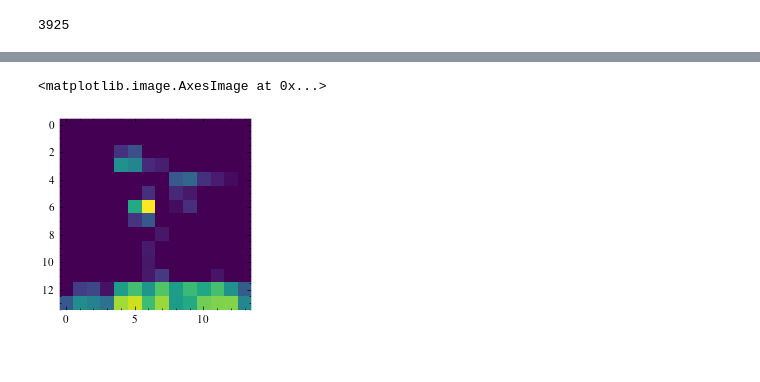
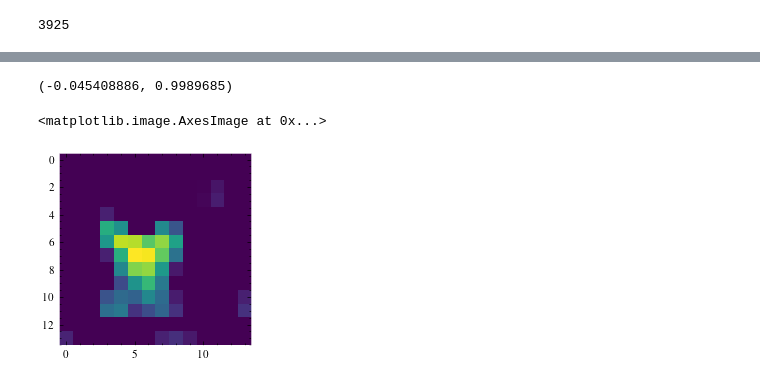
Before and after one commit to liamaltarac/CNN_Explorations, a Jupyter notebook: gradient_beta/sym_antsym_test.ipynb, the cells around one changed output, grey strips where cells are left out. Drawn from its saved outputs; the diff is of its cells as text; code cells hidden in the pictures.

```diff
--- a/gradient_beta/sym_antsym_test.ipynb
+++ b/gradient_beta/sym_antsym_test.ipynb
@@ -444,6 +440,6 @@ array([430, 379,  58, 393, 102, 384, 429, 298, 406, 288,   9, 486, 475,
 # %%
 plt.rcParams.update({'figure.dpi': '100'})
-F = 113
+F = 111
 
 
 topW
@@ -474,6 +470,7 @@ e_val, e_vec = np.linalg.eigh(cov)
 e_vec1 = e_vec[:, np.argmax(e_val)]
 e_vec2 = e_vec[:, np.argmin(e_val)]
 
+print(x.shape)
 x =x[posChannels]
 y = y[posChannels]
 e_vec2
@@ -496,8 +493,9 @@ ax[1].set_yticks([])
 ax[1].set_box_aspect(1)
 #### Find Channels above midline ####
 
-channels_above = tf.where(tf.less(np.sign((x * e_vec2[1]/e_vec2[0])-y) , 0))
-channels_bellow = tf.where(tf.greater(np.sign((x * e_vec2[1]/e_vec2[0])-y) , 0))
+channels_above = posChannels[tf.where(tf.less(np.sign((x * e_vec2[1]/e_vec2[0])-y) , 0)).numpy()]
+
+channels_bellow = posChannels[tf.where(tf.greater(np.sign((x * e_vec2[1]/e_vec2[0])-y) , 0)).numpy()]
 
 ax[2].imshow(tf.reduce_sum(f2.numpy()[:,:,:,topW[channels_above, F]], axis=(-1,-2))[0,:,:,])
 ax[2].title.set_text("Channels Above (blue)")
@@ -524,0 +629,35 @@ F
+# %%
+Fp = topW[channels_above, F][2,0]
+filters = get_filter(model, l_num-1)  #[:,:,:, top10F.indices.numpy()]
+filters = filters #/ np.sqrt(reduce_variance(filters, axis=None))
+theta = getSobelTF(filters)
+print(filters.shape)
+s, a = getSymAntiSymTF(filters)
+a_mag = reduce_euclidean_norm(a, axis=[0,1])
+s_mag = reduce_euclidean_norm(s, axis=[0,1])
+
+x =(a_mag[:,Fp]*np.cos((theta[:,Fp]))).numpy()
+y = (a_mag[:,Fp]*np.sin((theta[:,Fp]))).numpy()
+print(x.shape)
+lim_x = np.max(np.abs(x))
+lim_y = np.max(np.abs(y))
+lim = np.max([lim_x, lim_y])
+#lim =np.max(np.abs(mag[:, i]))
+lim*= 1.1
+fig,ax  = plt.subplots(1,1,figsize=(10,3))
+
+domOrr = getDominantAngle(filters[...,[Fp]])[0]
+
+
+ax.scatter(x,y, s=2, color="#E24A33")
+
+
+
+ax.set_xlim(-lim, lim)
+ax.set_ylim(-lim, lim)
+ax.set_box_aspect(1)
+
+
+ax.annotate("", xy=(np.cos(domOrr), np.sin(domOrr)), xytext=(0, 0),
+                    arrowprops=dict(arrowstyle="->",  color='black', lw=None))
+plt.show()
@@ -525,5 +668,9 @@ F
+# %%
+np.cos(domOrr), np.sin(domOrr)
+# %% [output]
+(-0.045408886, 0.9989685)
 # %%
-plt.imshow(f2[0,:,:,214])
+plt.imshow(f2[0,:,:,Fp])
 # %% [output]
 <matplotlib.image.AxesImage at 0x...>
-[figure, old version]
+[figure, new version]
```
Also changed, not shown: parts of 29 cells of this notebook, 4 other files.
